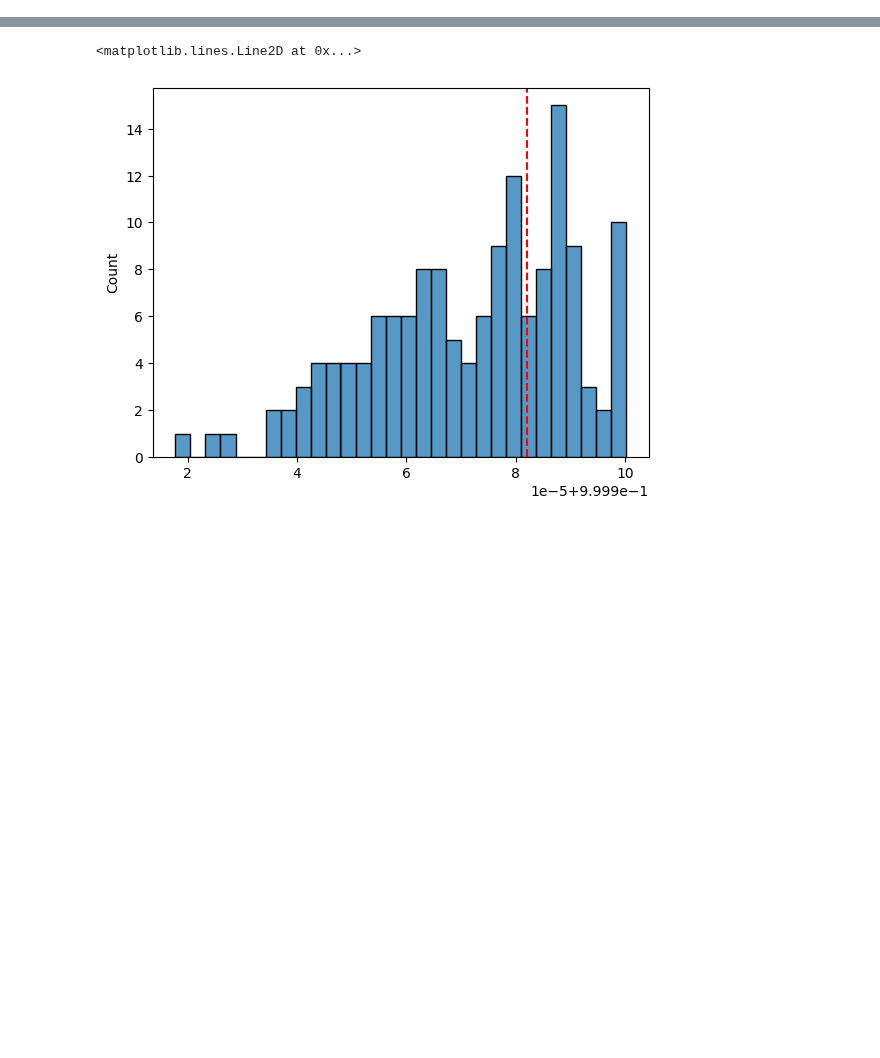
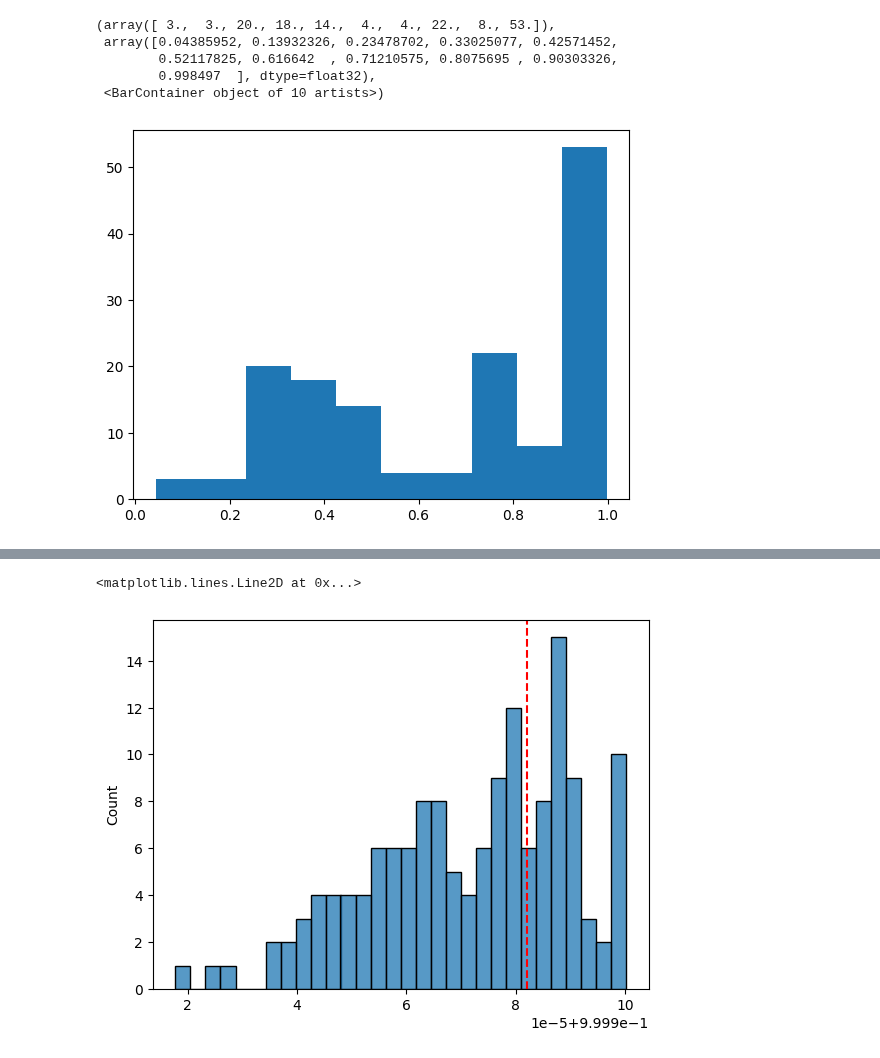
Before and after one commit to ronboger/conformal-protein-retrieval, a Jupyter notebook: pfam/genes_unknown.ipynb, the cells around one changed output, grey strips where cells are left out. Saved outputs shown, nothing was run; the diff lists cells and outputs as text; code cells hidden in the pictures; blank space fills up the shorter version.

```diff
--- a/pfam/genes_unknown.ipynb
+++ b/pfam/genes_unknown.ipynb
@@ -53,3 +53,6 @@ D, I = query(lookup_database, query_embeddings, k)
 D_max = np.max(D, axis=1)
 # %% [output]
 [interactive output not drawn]
+# %%
+# Get a probability for each hit based on the distance using Venn-Abers / isotonic regression
+data = np.load('/data/ron/protein-conformal/data/pfam_new_proteins.npy', allow_pickle=True)
@@ -55,0 +61,7 @@ D_max = np.max(D, axis=1)
+# %%
+n_calib = 100
+np.random.shuffle(data)
+cal_data = data[:n_calib]
+X_cal, y_cal = get_sims_labels(cal_data, partial=False)
+X_cal = X_cal.flatten()
+y_cal = y_cal.flatten()
@@ -55,0 +70,6 @@ D_max = np.max(D, axis=1)
+# %%
+p_s = []
+for d in D:
+    p_0, p_1 = simplifed_venn_abers_prediction(X_cal, y_cal, d)
+    p_s.append([p_0, p_1])
+p_s = np.array(p_s)
@@ -82,3 +116,12 @@ l_hat = np.mean(fdr['lhats'])
 filtered_I = I[D_max > l_hat]
 # %% [output]
 [interactive output not drawn]
+# %%
+plt.hist(np.mean(p_s, axis=1))
+# %% [output]
+(array([ 3.,  3., 20., 18., 14.,  4.,  4., 22.,  8., 53.]),
+ array([0.04385952, 0.13932326, 0.23478702, 0.33025077, 0.42571452,
+        0.52117825, 0.616642  , 0.71210575, 0.8075695 , 0.90303326,
+        0.998497  ], dtype=float32),
+ <BarContainer object of 10 artists>)
+[figure, added]
```
Also changed, not shown: parts of 12 cells of this notebook, 5 other files.
